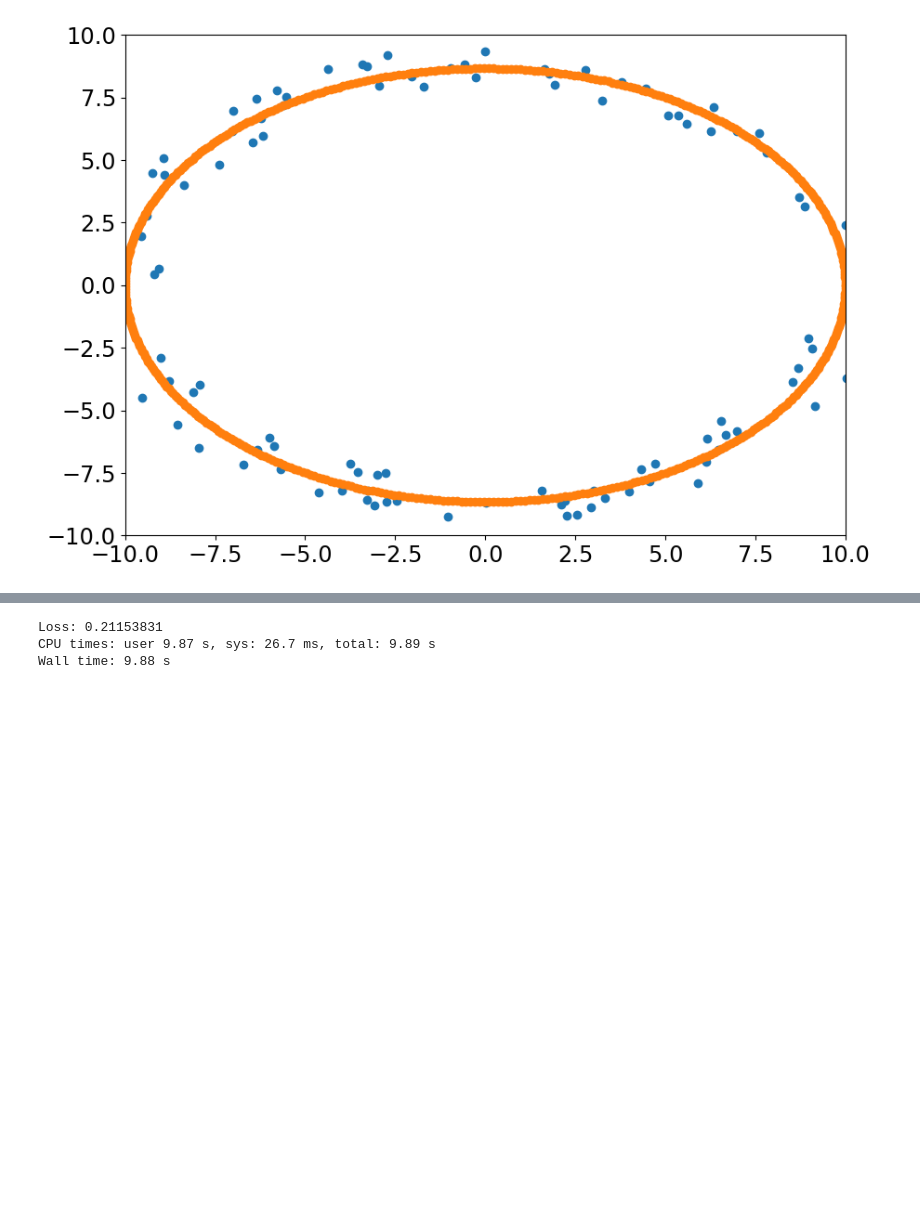
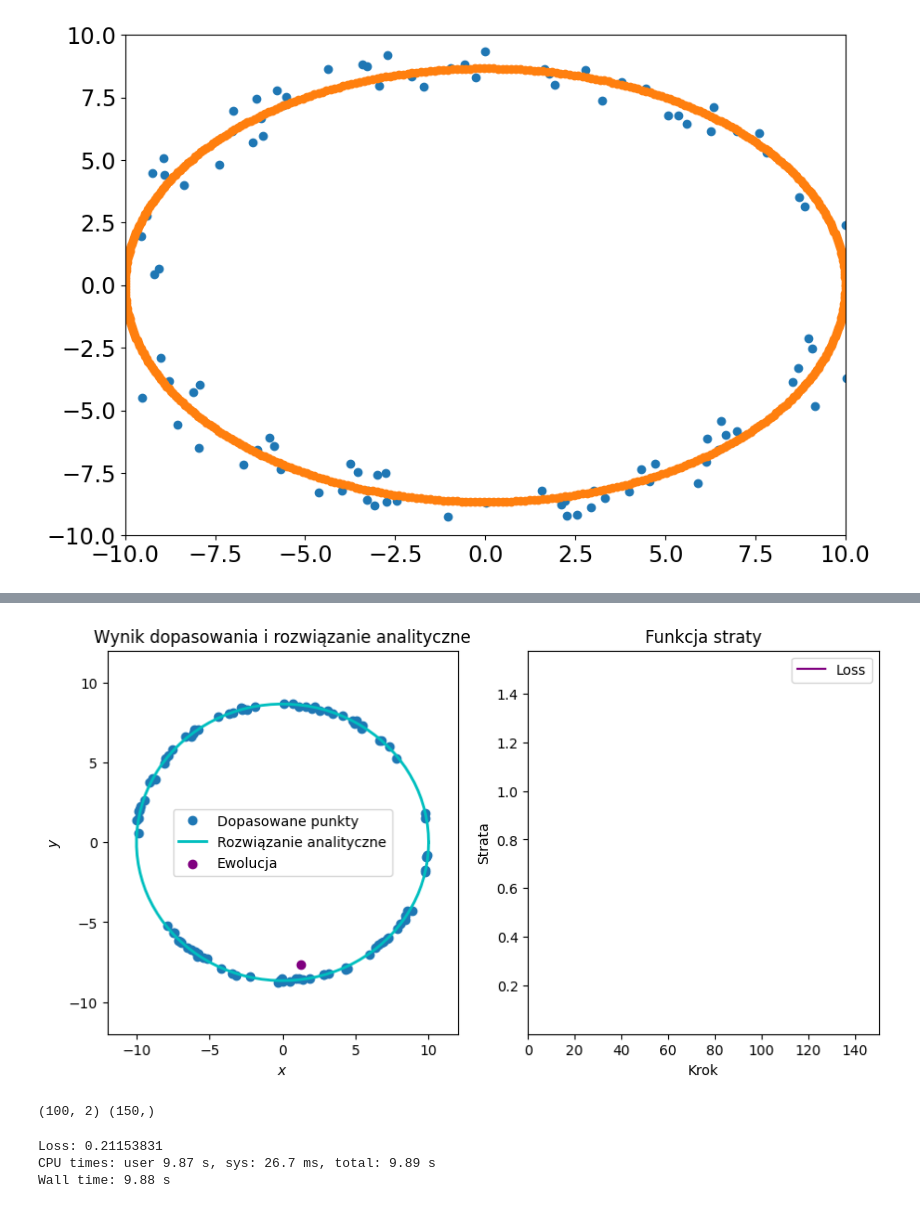
Before and after one commit to bkasza/MLII, a Jupyter notebook: 05.03/02_Podstawowe_pojecia.ipynb, the cells around one changed output, grey strips where cells are left out. Cells and saved outputs as stored; diff of their text form; code cells hidden in the pictures; blank space fills up the shorter version.

```diff
--- a/05.03/02_Podstawowe_pojecia.ipynb
+++ b/05.03/02_Podstawowe_pojecia.ipynb
@@ -971,3 +999,59 @@ Text(0.5, 1.0, 'Wynik dopasowania i rozwiązanie analityczne')
+# %%
+"anim shit"
+import matplotlib.animation as animation
+fig, axes = plt.subplots(1,2, figsize = (10, 5))
+axes[0].set_xlim(-12, 12)
+axes[0].set_ylim(-12, 12)
+
+# Static elements
+axes[0].plot(points[1:, 0], points[1:, 1], 'o', label='Dopasowane punkty')
+x_analytic, y_analytic = get_analytic()
+axes[0].plot(x_analytic, y_analytic, 'c-', linewidth=2, label='Rozwiązanie analityczne')
+
+evolution_scat = axes[0].scatter([], [], color='purple', label='Ewolucja')
+axes[0].legend()
+axes[0].set_xlabel(r'$x$')
+axes[0].set_ylabel(r'$y$')
+axes[0].set_title('Wynik dopasowania i rozwiązanie analityczne')
+# Initialize evolving line for loss history (only first column)
+loss_line, = axes[1].plot([], [], color='purple', label='Loss')
+
+axes[1].set_title('Funkcja straty')
+axes[1].set_xlabel('Krok')
+axes[1].set_ylabel('Strata')
+axes[1].set_xlim(0, nIterations)
+axes[1].set_ylim(min(loss_history), max(loss_history))
+# axes[1].set_yscale('log')
+axes[1].legend()
+
+# Total frames based on the length of loss_history (or p_history)
+total_frames = len(loss_history)
+
+def animate(i):
+    # Zaktualizowanie scatter plot dla p_history
+    evolution_scat.set_offsets([p_history[i]])
+
+    # Zaktualizowanie linii funkcji strat
+    x_data = np.arange(i + 1)  # Oś X powinna być od 0 do i
+    y_data = loss_history[:i + 1]  # Oś Y powinna być od 0 do i
+    # loss_line.set_data(x_data, [y_data])
+    loss_line.set_ydata(y_data)
+    loss_line.set_xdata(x_data)
+
+    return (evolution_scat, loss_line)
+
+# Tworzenie animacji
+ani = animation.FuncAnimation(fig, animate, frames=total_frames, interval=500, repeat=False)
+
+# Zapisanie animacji jako GIF
+writer = animation.PillowWriter(fps=25, metadata=dict(artist='bkasza'), bitrate=1800)
+ani.save("/scratch/Zadanie_3/anim.gif", writer=writer)
+# %% [output]
+[figure, added]
+# %%
+print(points.shape, loss_history.shape)
+# %% [output]
+(100, 2) (150,)
 # %%
 %%time
 
```
Also changed, not shown: parts of 5 cells of this notebook, 1 other file.
